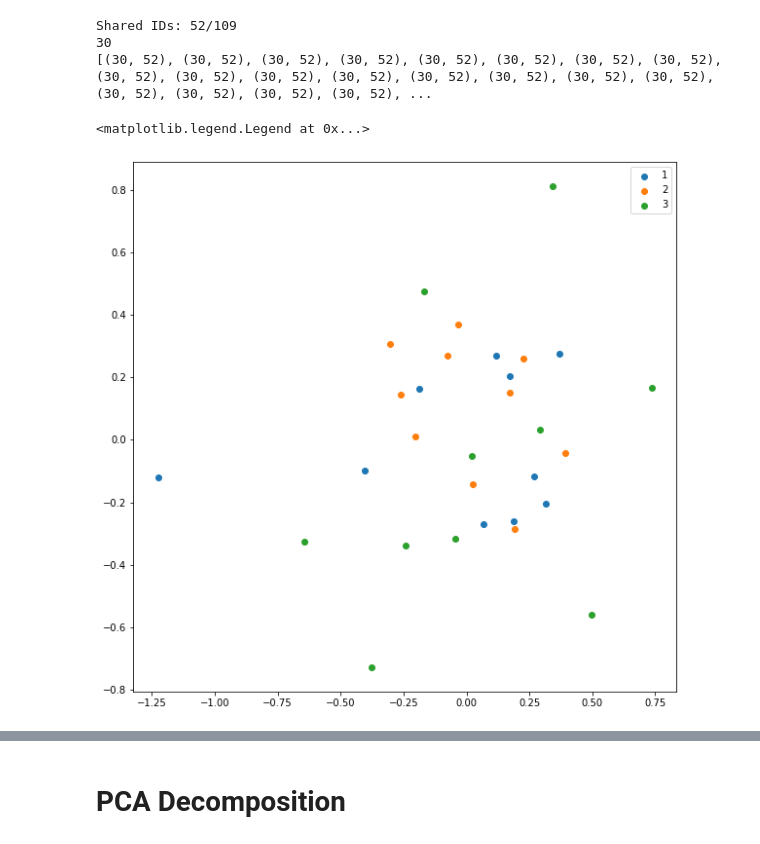
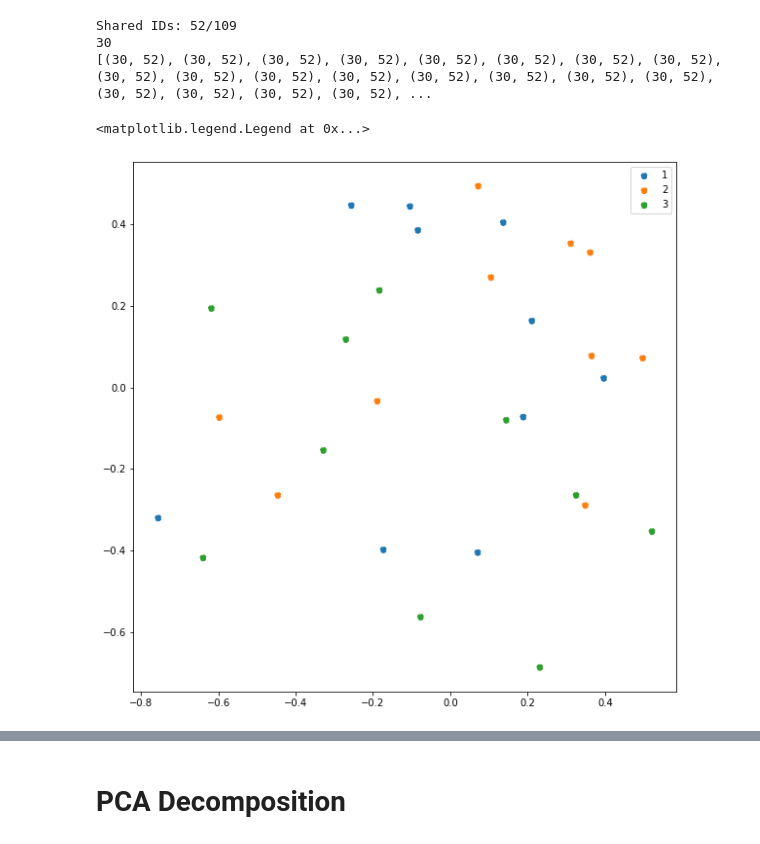
Before and after one commit to sh4r11f/NMA-rep-drift, a Jupyter notebook: harper/general_exploation.ipynb, the cells around one changed output, grey strips where cells are left out. Cells and saved outputs as stored; diff of their text form; code cells hidden in the pictures.

```diff
--- a/harper/general_exploation.ipynb
+++ b/harper/general_exploation.ipynb
@@ -480,24 +480,24 @@ Shared IDs: 52/109
 [(30, 52), (30, 52), (30, 52), (30, 52), (30, 52), (30, 52), (30, 52), (30, 52), (30, 52), (30, 52), (30, 52), (30, 52), (30, 52), (30, 52), (30, 52), (30, 52), (30, 52), (30, 52), (30, 52), (30, 52), ...
 # %%
 # Plot eucliden distances for a given stimulus group
-X = stimulus_groups[0]
+X = stimulus_groups[2]
 
 fig, ax = plt.subplots(figsize = (10,10))
 
 mds = MDS(n_components = 2, metric = False, max_iter = 3000)
 pos = mds.fit_transform(X).T
 
 session1 = pos[:, :10]
 session2 = pos[:, 10:20]
 session3 = pos[:, 20:30]
 
-plt.scatter(session1[0], session1[1], label = "1")
-plt.scatter(session2[0], session2[1], label = "2")
-plt.scatter(session3[0], session3[1], label = "3")
+plt.scatter(session1[0], session1[1], label = "1",  ls = '--')
+plt.scatter(session2[0], session2[1], label = "2", ls = '--')
+plt.scatter(session3[0], session3[1], label = "3",  ls = '--')
 plt.legend()
 # %% [output]
 <matplotlib.legend.Legend at 0x...>
-[figure, old version]
+[figure, new version]
 # %%
 # try with the precomputed session_corrs
 
```
Also changed, not shown: parts of 2 cells of this notebook.
